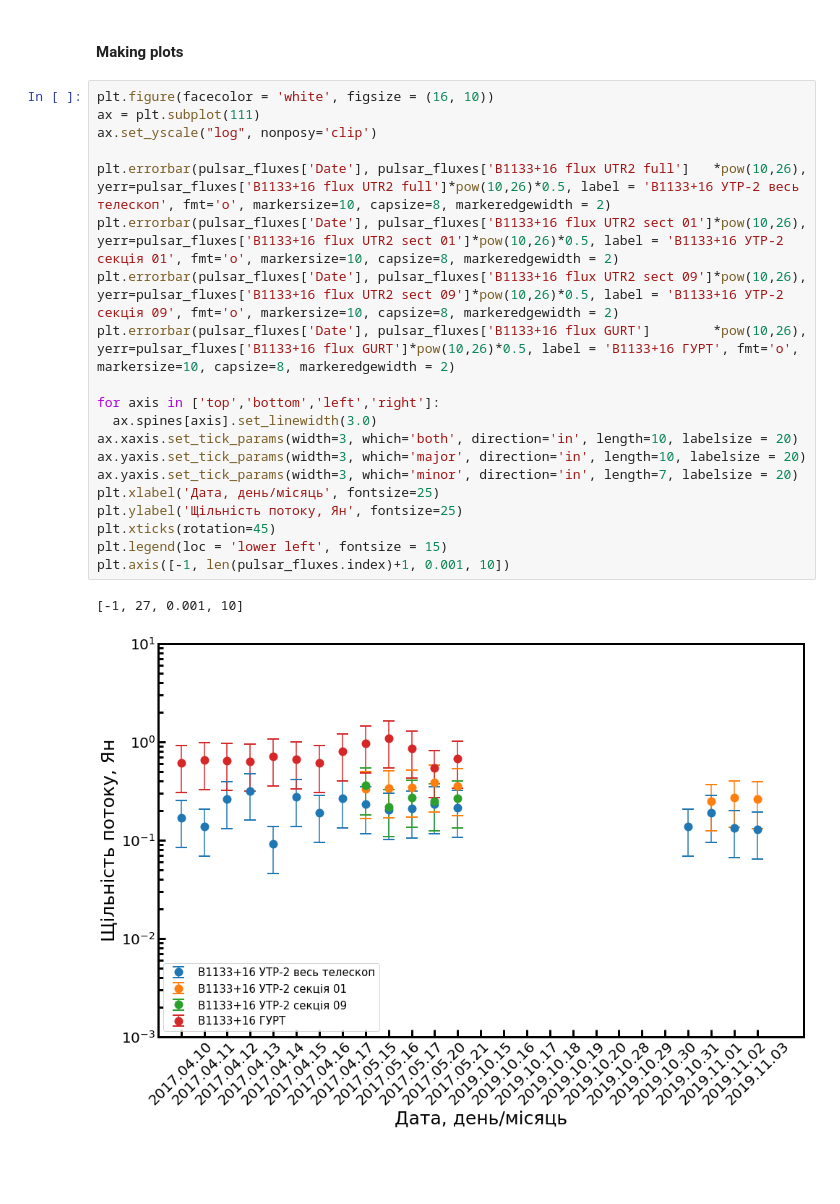
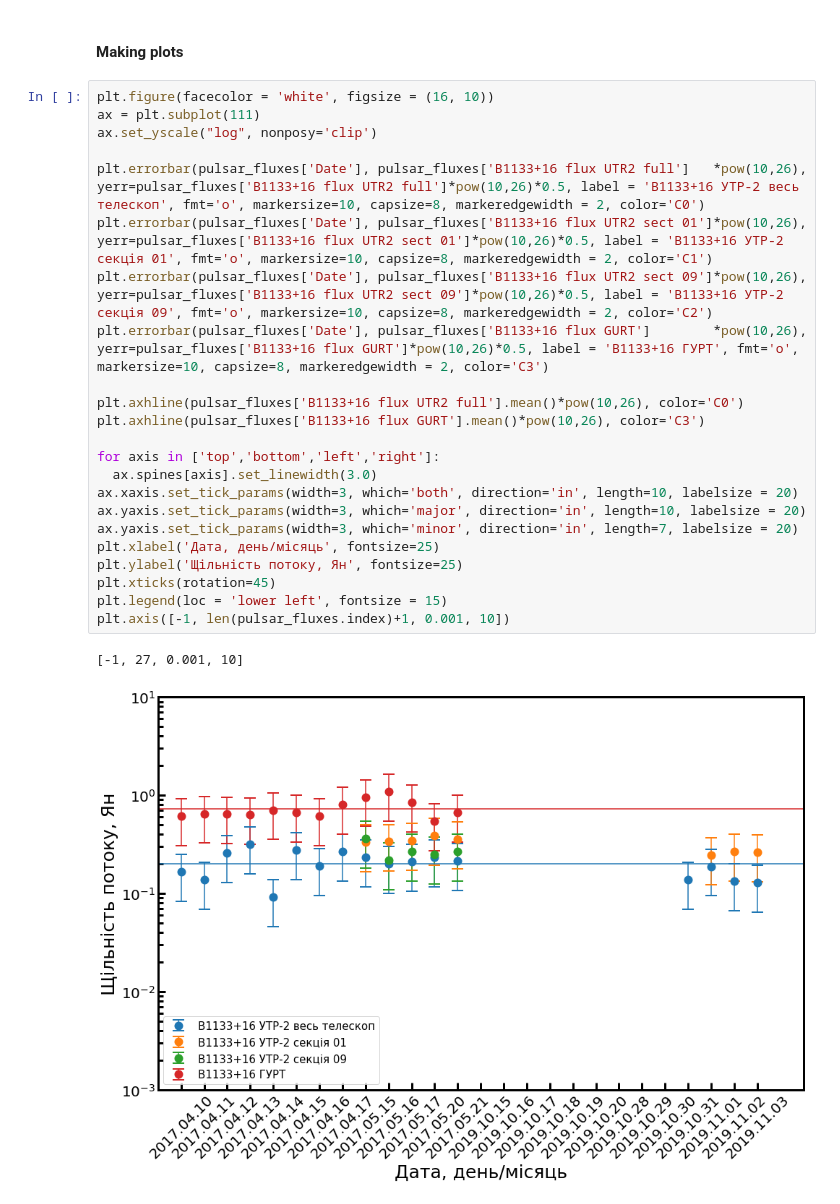
Before and after one commit to serge-yerin/jupyter-radio-astronomy, a Jupyter notebook: pulsars_long-term_flux_changes_pandas.ipynb, the cells around one changed output. Cells and saved outputs as stored; diff of their text form; blank space fills up the shorter version.

Commit message:
added averaged flux density

```diff
--- a/pulsars_long-term_flux_changes_pandas.ipynb
+++ b/pulsars_long-term_flux_changes_pandas.ipynb
@@ -147,26 +129,29 @@ pulsar_fluxes = pd.DataFrame({
 # %%
 plt.figure(facecolor = 'white', figsize = (16, 10))
 ax = plt.subplot(111)
 ax.set_yscale("log", nonposy='clip')
 
-plt.errorbar(pulsar_fluxes['Date'], pulsar_fluxes['B1133+16 flux UTR2 full']   *pow(10,26), yerr=pulsar_fluxes['B1133+16 flux UTR2 full']*pow(10,26)*0.5, label = 'B1133+16 УТР-2 весь телескоп', fmt='o', markersize=10, capsize=8, markeredgewidth = 2)
-plt.errorbar(pulsar_fluxes['Date'], pulsar_fluxes['B1133+16 flux UTR2 sect 01']*pow(10,26), yerr=pulsar_fluxes['B1133+16 flux UTR2 sect 01']*pow(10,26)*0.5, label = 'B1133+16 УТР-2 секція 01', fmt='o', markersize=10, capsize=8, markeredgewidth = 2)
-plt.errorbar(pulsar_fluxes['Date'], pulsar_fluxes['B1133+16 flux UTR2 sect 09']*pow(10,26), yerr=pulsar_fluxes['B1133+16 flux UTR2 sect 09']*pow(10,26)*0.5, label = 'B1133+16 УТР-2 секція 09', fmt='o', markersize=10, capsize=8, markeredgewidth = 2)
-plt.errorbar(pulsar_fluxes['Date'], pulsar_fluxes['B1133+16 flux GURT']        *pow(10,26), yerr=pulsar_fluxes['B1133+16 flux GURT']*pow(10,26)*0.5, label = 'B1133+16 ГУРТ', fmt='o', markersize=10, capsize=8, markeredgewidth = 2)
+plt.errorbar(pulsar_fluxes['Date'], pulsar_fluxes['B1133+16 flux UTR2 full']   *pow(10,26), yerr=pulsar_fluxes['B1133+16 flux UTR2 full']*pow(10,26)*0.5, label = 'B1133+16 УТР-2 весь телескоп', fmt='o', markersize=10, capsize=8, markeredgewidth = 2, color='C0')
+plt.errorbar(pulsar_fluxes['Date'], pulsar_fluxes['B1133+16 flux UTR2 sect 01']*pow(10,26), yerr=pulsar_fluxes['B1133+16 flux UTR2 sect 01']*pow(10,26)*0.5, label = 'B1133+16 УТР-2 секція 01', fmt='o', markersize=10, capsize=8, markeredgewidth = 2, color='C1')
+plt.errorbar(pulsar_fluxes['Date'], pulsar_fluxes['B1133+16 flux UTR2 sect 09']*pow(10,26), yerr=pulsar_fluxes['B1133+16 flux UTR2 sect 09']*pow(10,26)*0.5, label = 'B1133+16 УТР-2 секція 09', fmt='o', markersize=10, capsize=8, markeredgewidth = 2, color='C2')
+plt.errorbar(pulsar_fluxes['Date'], pulsar_fluxes['B1133+16 flux GURT']        *pow(10,26), yerr=pulsar_fluxes['B1133+16 flux GURT']*pow(10,26)*0.5, label = 'B1133+16 ГУРТ', fmt='o', markersize=10, capsize=8, markeredgewidth = 2, color='C3')
+
+plt.axhline(pulsar_fluxes['B1133+16 flux UTR2 full'].mean()*pow(10,26), color='C0')
+plt.axhline(pulsar_fluxes['B1133+16 flux GURT'].mean()*pow(10,26), color='C3')
 
 for axis in ['top','bottom','left','right']:
   ax.spines[axis].set_linewidth(3.0)
 ax.xaxis.set_tick_params(width=3, which='both', direction='in', length=10, labelsize = 20)
 ax.yaxis.set_tick_params(width=3, which='major', direction='in', length=10, labelsize = 20)
 ax.yaxis.set_tick_params(width=3, which='minor', direction='in', length=7, labelsize = 20)
 plt.xlabel('Дата, день/місяць', fontsize=25)
 plt.ylabel('Щільність потоку, Ян', fontsize=25)
 plt.xticks(rotation=45)
 plt.legend(loc = 'lower left', fontsize = 15)
 plt.axis([-1, len(pulsar_fluxes.index)+1, 0.001, 10])
 # %% [output]
 [-1, 27, 0.001, 10]
-[figure, old version]
+[figure, new version]
 # %%
 plt.figure(facecolor = 'white', figsize = (16, 10))
 ax = plt.subplot(111)
```
Also changed, not shown: parts of 3 cells of this notebook.
